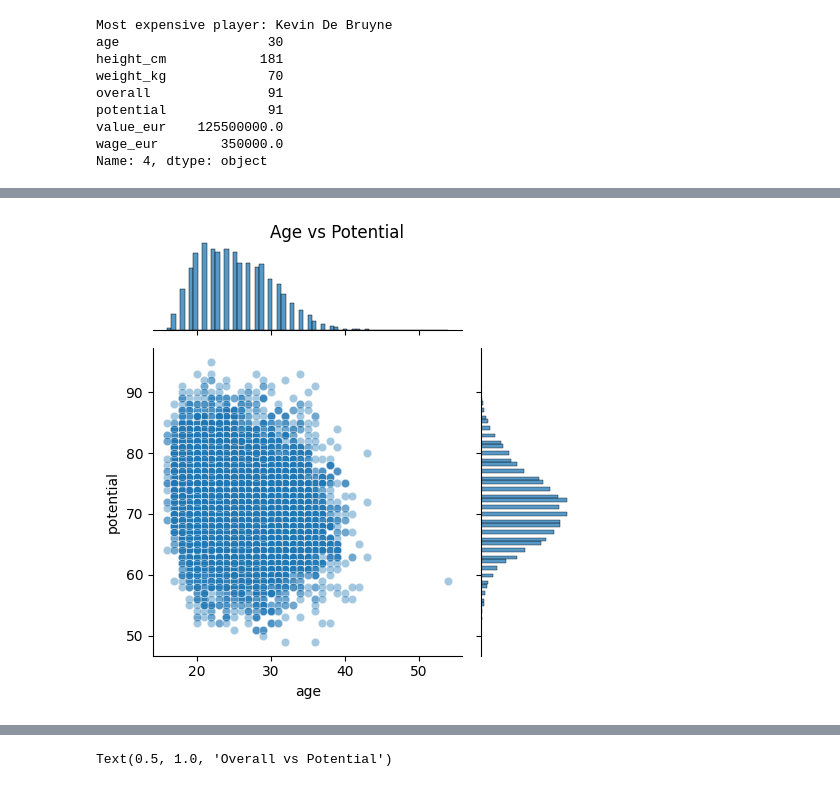
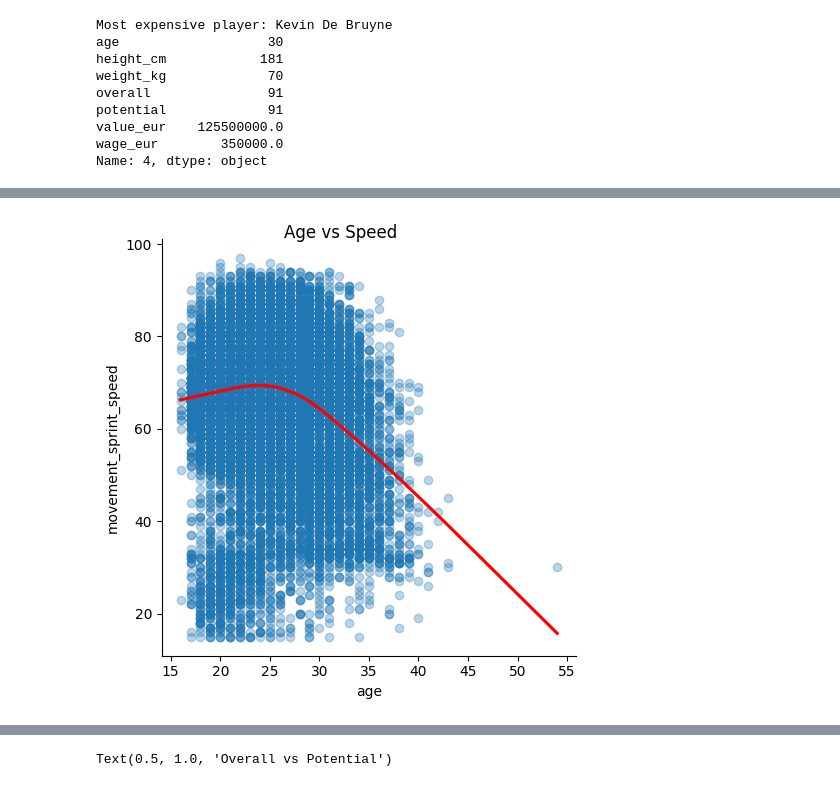
Before and after one commit to RumiAllbert/FIFA-Linear-Analysis, a Jupyter notebook: src/fifa.ipynb, the cells around one changed output, grey strips where cells are left out. Cells and saved outputs as stored; diff of their text form; code cells hidden in the pictures.

```diff
--- a/src/fifa.ipynb
+++ b/src/fifa.ipynb
@@ -91,9 +175,9 @@ Name: 4, dtype: object
 # %%
 %matplotlib inline
 # Age against overall performance shown in a joint plot
-fig = sns.jointplot(x='age', y='potential', data=df, height=5, ratio=3, alpha=0.4)
-fig.fig.suptitle('Age vs Potential')
+fig = sns.lmplot(x='age', y='movement_sprint_speed', data=df, height=5, lowess=True, scatter_kws={"alpha": 0.3}, line_kws={"color": "red"})
+fig.fig.suptitle('Age vs Speed')
 fig.fig.subplots_adjust(top=0.95)
 plt.show()
 # %% [output]
-[figure, old version]
+[figure, new version]
```
Also changed, not shown: parts of 59 cells of this notebook, 7 other files.
